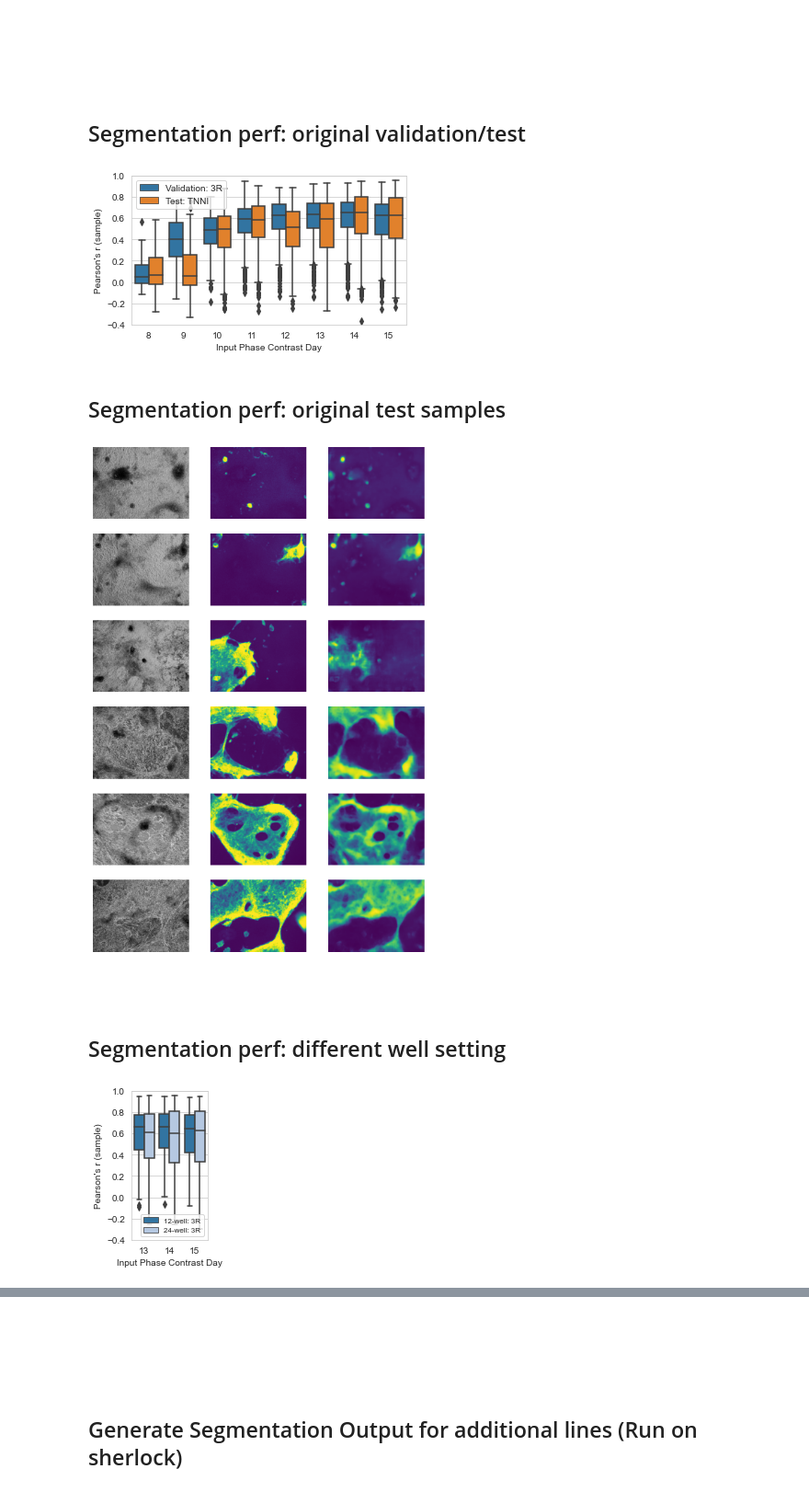
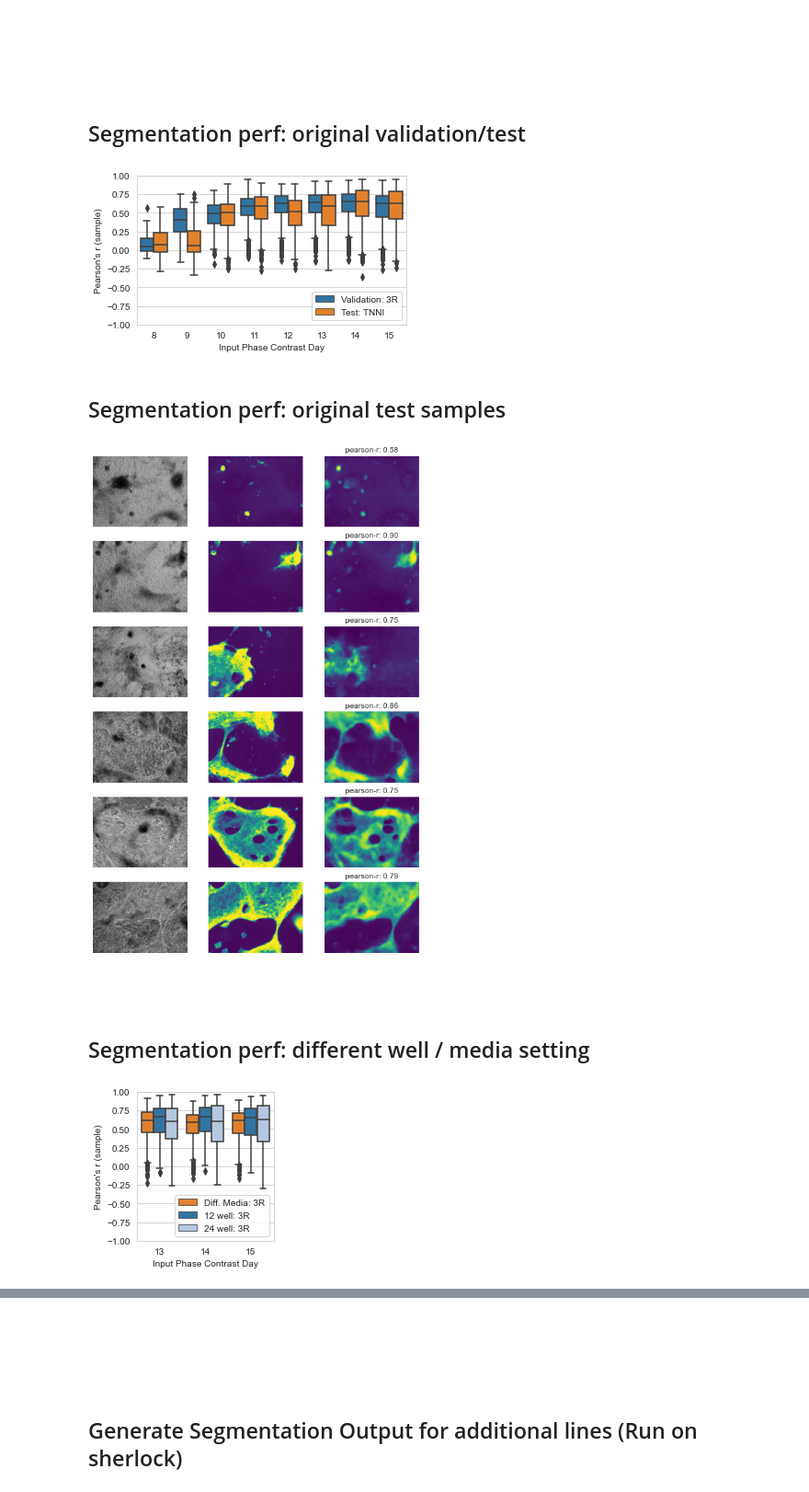
Before and after one commit to miaecle/DiffPred, a Jupyter notebook: metric_breakdown_test.ipynb, the cells around one changed output, grey strips where cells are left out. Shown at 92% size. Saved outputs shown, nothing was run; the diff lists cells and outputs as text; code cells hidden in the pictures.

```diff
--- a/metric_breakdown_test.ipynb
+++ b/metric_breakdown_test.ipynb
@@ -1148,10 +1156,9 @@ def boxplot_seg_pearsonr_distri(prs,
     else:
         plt.show()
 # %%
-ROOT = './'
 line_paths = {
-    'Validation: 3R': ROOT + 'VALIDATION/line1_3R/ex15_full/',
-    'Test: TNNI': ROOT + 'VALIDATION/line3_TNNI/ex4_full/',
+    'Validation: 3R': 'VALIDATION/line1_3R/ex15_full/',
+    'Test: TNNI': 'VALIDATION/line3_TNNI/ex4_full/',
 }
 
 seg_score_by_slice = []
@@ -1163,28 +1170,17 @@ for line, line_path in line_paths.items():
     seg_score_by_slice.append(seg_score1)
     # seg_score_by_pixel[line] = get_pixel_level_correlation(seg_score2)
 
-
 plt.figure(figsize=(5, 3))
 sns.boxplot(data=pd.concat(seg_score_by_slice), x='day', y='pearson-r', hue='Dataset', palette=color_mapping)
 legend = plt.gca().legend(loc='upper left')
-plt.ylim(-0.4, 1.0)
+plt.ylim(-1.0, 1.0)
 plt.xlabel('Input Phase Contrast Day')
 plt.ylabel('Pearson\'s r (sample)')
 plt.tight_layout()
-plt.savefig('figs/fig-1f-box.png', bbox_inches='tight', dpi=300)
-
-# plt.figure(figsize=(5, 3))
-# for k, curve in seg_score_by_pixel.items():
-#     x = sorted(curve.keys())
-#     y = [curve[_x][0] for _x in x]
-#     yerr = [curve[_x][1] for _x in x]
-#     plt.errorbar(x, y, yerr=yerr, capsize=4, marker='.', markersize=5, linewidth=0.5, label=k)
-# plt.legend()
-# plt.xlabel('Input Phase Contrast Day')
-# plt.ylabel('Pearson\'s r (pixel)')
-# plt.savefig('figs/fig-1f-line.png', dpi=300)
+legend = plt.gca().legend(loc='lower right')
+plt.savefig(os.path.join(SAVE_ROOT, 'supp-fig-original_segmentation_perf_box.pdf'), bbox_inches='tight')
 # %% [output]
-[figure, old version]
+[figure, new version]
 # %% [markdown]
 ## Segmentation perf: original test samples ##
 # %%
@@ -1201,8 +1197,10 @@ plot_samples = [
 plt.figure(figsize=(9, 14))
 
 seg_names = [s[-1] for s in seg_samples]
+seg_score = pd.concat(seg_score_by_slice)
 for i, n in enumerate(plot_samples):
     s = seg_samples[seg_names.index(n)]
+    pr = seg_score.loc[[get_identifier(n)]]['pearson-r'][0]
     X = s[0][..., 0]
     y = s[1][..., 3]*3 + s[1][..., 2]*2 + s[1][..., 1]
 
@@ -1215,36 +1213,38 @@ for i, n in enumerate(plot_samples):
     plt.subplot(6, 3, 3*i+3)
     plt.imshow(s[3], cmap='viridis')
     plt.axis('off')
-plt.savefig('figs/fig-1g-raw.png', dpi=300)
+    plt.title('pearson-r: %.2f' % pr)
+plt.savefig(os.path.join(SAVE_ROOT, 'supp-fig-original_segmentation_examples.pdf'), bbox_inches='tight')
 # %% [output]
-[figure, old version]
+[figure, new version]
 # %% [markdown]
 <br/><br/>
-## Segmentation perf: different well setting ##
+## Segmentation perf: different well / media setting ##
 # %%
-ROOT = './'
 line_paths = {
-    '12-well: 3R': ROOT + 'VALIDATION/different_wells/12well/line1_3R/ex2-12well/',
-    '24-well: 3R': ROOT + 'VALIDATION/different_wells/24well/line1_3R/ex0-24well/',
+#     'Test: Combined': 'VALIDATION/additional_lines_for_seg/line_additional-combined-24/ex0-pre/',
+    'Diff. Media: 3R': 'VALIDATION/different_differentiation/line1_3R/ex0/',
+    '12 well: 3R': 'VALIDATION/different_wells/12well/line1_3R/ex2-12well/',
+    '24 well: 3R': 'VALIDATION/different_wells/24well/line1_3R/ex0-24well/',
 }
 
 seg_score_by_slice = []
 seg_score_by_pixel = {}
 for line, line_path in line_paths.items():
     seg_score1, seg_score2 = pickle.load(open(os.path.join(line_path, 'seg_summary.pkl'), 'rb'))
     seg_score1 = seg_score1.dropna()
     seg_score1 = seg_score1[seg_score1['day'] >= 13]
     seg_score1['Dataset'] = [line] * len(seg_score1)
     seg_score_by_slice.append(seg_score1)
     # seg_score_by_pixel[line] = get_pixel_level_correlation(seg_score2)
 
-plt.figure(figsize=(2, 3))
+plt.figure(figsize=(3, 3))
 sns.boxplot(data=pd.concat(seg_score_by_slice), x='day', y='pearson-r', hue='Dataset', palette=color_mapping)
-legend = plt.gca().legend(loc='lower right', prop={'size': 8})
-plt.ylim(-0.4, 1.0)
+legend = plt.gca().legend(loc='lower right')
+plt.ylim(-1.0, 1.0)
 plt.xlabel('Input Phase Contrast Day')
 plt.ylabel('Pearson\'s r (sample)')
 plt.tight_layout()
-plt.savefig('figs/fig-2c.png', bbox_inches='tight', dpi=300)
+plt.savefig(os.path.join(SAVE_ROOT, 'supp-fig-diff_condition_segmentation_perf_box.pdf'), bbox_inches='tight')
 # %% [output]
-[figure, old version]
+[figure, new version]
```
Also changed, not shown: parts of 22 cells of this notebook, 2 other files.
